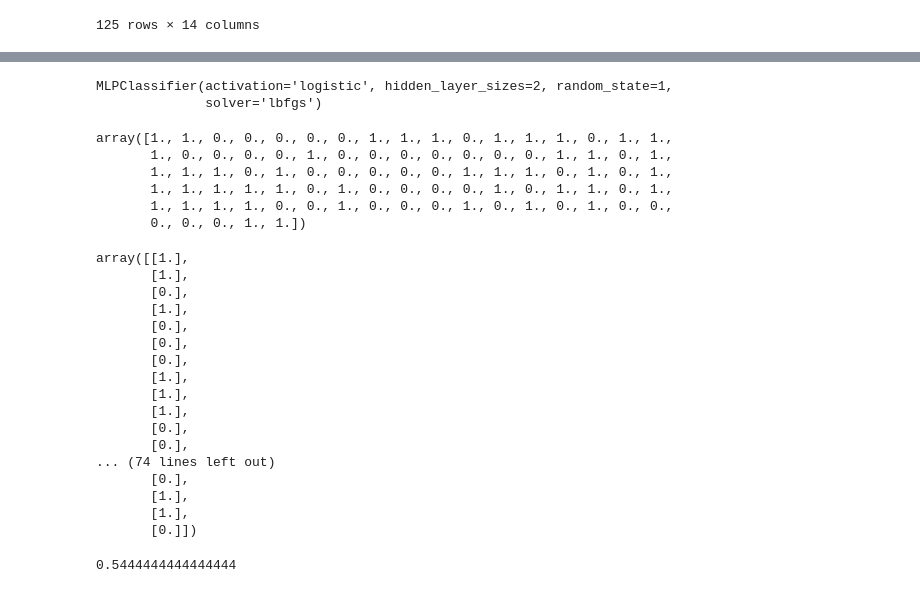
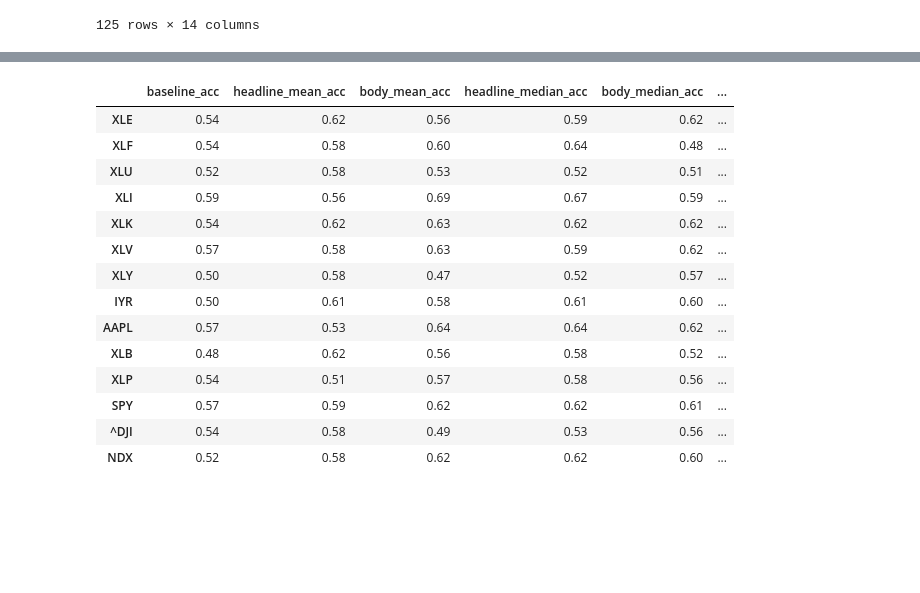
Before and after one commit to IS737StockPicker/stonks, a Jupyter notebook: Neural_Network_Analysis.ipynb, the cells around one changed output, grey strips where cells are left out. Drawn from its saved outputs; the diff is of its cells as text; code cells hidden in the pictures; blank space fills up the shorter version.

```diff
--- a/Neural_Network_Analysis.ipynb
+++ b/Neural_Network_Analysis.ipynb
@@ -63,0 +64,5 @@ tickers
+# %%
+baseline_acc = {}
+for ticker in tickers:
+  baseline_acc[ticker] = round(sum(stocks_df[ticker])/125,2)
+  print(sum(stocks_df[ticker])/125)
@@ -195,51 +137,0 @@ array([[0.],
-# %%
-# train neural network with single hidden layer and 2 nodes
-# function: MLPRegressor
-# https://scikit-learn.org/stable/modules/generated/sklearn.neural_network.MLPRegressor.html
-# options:
-# hidden_layer_sizes = (2, 4, ..., 1)  number of neurons in each hidden layer
-# activation = 'logistic'
-# solver = 'lbfgs'
-stock_nnet = MLPClassifier(
-    hidden_layer_sizes=(2),
-    activation='logistic',
-    solver='lbfgs',
-    random_state=1)
-stock_nnet.fit(X_train, y_train.ravel())
-# %% [output]
-MLPClassifier(activation='logistic', hidden_layer_sizes=2, random_state=1,
-              solver='lbfgs')
-# %%
-y_pred = stock_nnet.predict(X_valid)
-y_pred
-# %% [output]
-array([1., 1., 0., 0., 0., 0., 0., 1., 1., 1., 0., 1., 1., 1., 0., 1., 1.,
-       1., 0., 0., 0., 0., 1., 0., 0., 0., 0., 0., 0., 0., 1., 1., 0., 1.,
-       1., 1., 1., 0., 1., 0., 0., 0., 0., 0., 1., 1., 1., 0., 1., 0., 1.,
-       1., 1., 1., 1., 1., 0., 1., 0., 0., 0., 0., 1., 0., 1., 1., 0., 1.,
-       1., 1., 1., 1., 0., 0., 1., 0., 0., 0., 1., 0., 1., 0., 1., 0., 0.,
-       0., 0., 0., 1., 1.])
-# %%
-y_valid
-# %% [output]
-array([[1.],
-       [1.],
-       [0.],
-       [1.],
-       [0.],
-       [0.],
-       [0.],
-       [1.],
-       [1.],
-       [1.],
-       [0.],
-       [0.],
-... (74 lines left out)
-       [0.],
-       [1.],
-       [1.],
-       [0.]])
-# %%
-accuracy_score(y_valid, y_pred)
-# %% [output]
-0.5444444444444444
@@ -253,0 +138,20 @@ regressionSummary(y_pred, y_actual)
+# %%
+present_outcomes_df = pd.DataFrame.from_dict(present_acc_scores).T
+present_outcomes_df.columns = ['baseline_acc', 'headline_mean_acc', 'body_mean_acc', 'headline_median_acc', 'body_median_acc', 'headline_min_max', 'body_min_max']
+present_outcomes_df
+# %% [output]
+|  | baseline_acc | headline_mean_acc | body_mean_acc | headline_median_acc | body_median_acc | ... |
+| XLE | 0.54 | 0.62 | 0.56 | 0.59 | 0.62 | ... |
+| XLF | 0.54 | 0.58 | 0.60 | 0.64 | 0.48 | ... |
+| XLU | 0.52 | 0.58 | 0.53 | 0.52 | 0.51 | ... |
+| XLI | 0.59 | 0.56 | 0.69 | 0.67 | 0.59 | ... |
+| XLK | 0.54 | 0.62 | 0.63 | 0.62 | 0.62 | ... |
+| XLV | 0.57 | 0.58 | 0.63 | 0.59 | 0.62 | ... |
+| XLY | 0.50 | 0.58 | 0.47 | 0.52 | 0.57 | ... |
+| IYR | 0.50 | 0.61 | 0.58 | 0.61 | 0.60 | ... |
+| AAPL | 0.57 | 0.53 | 0.64 | 0.64 | 0.62 | ... |
+| XLB | 0.48 | 0.62 | 0.56 | 0.58 | 0.52 | ... |
+| XLP | 0.54 | 0.51 | 0.57 | 0.58 | 0.56 | ... |
+| SPY | 0.57 | 0.59 | 0.62 | 0.62 | 0.61 | ... |
+| ^DJI | 0.54 | 0.58 | 0.49 | 0.53 | 0.56 | ... |
+| NDX | 0.52 | 0.58 | 0.62 | 0.62 | 0.60 | ... |
```
Also changed, not shown: parts of 22 cells of this notebook.
